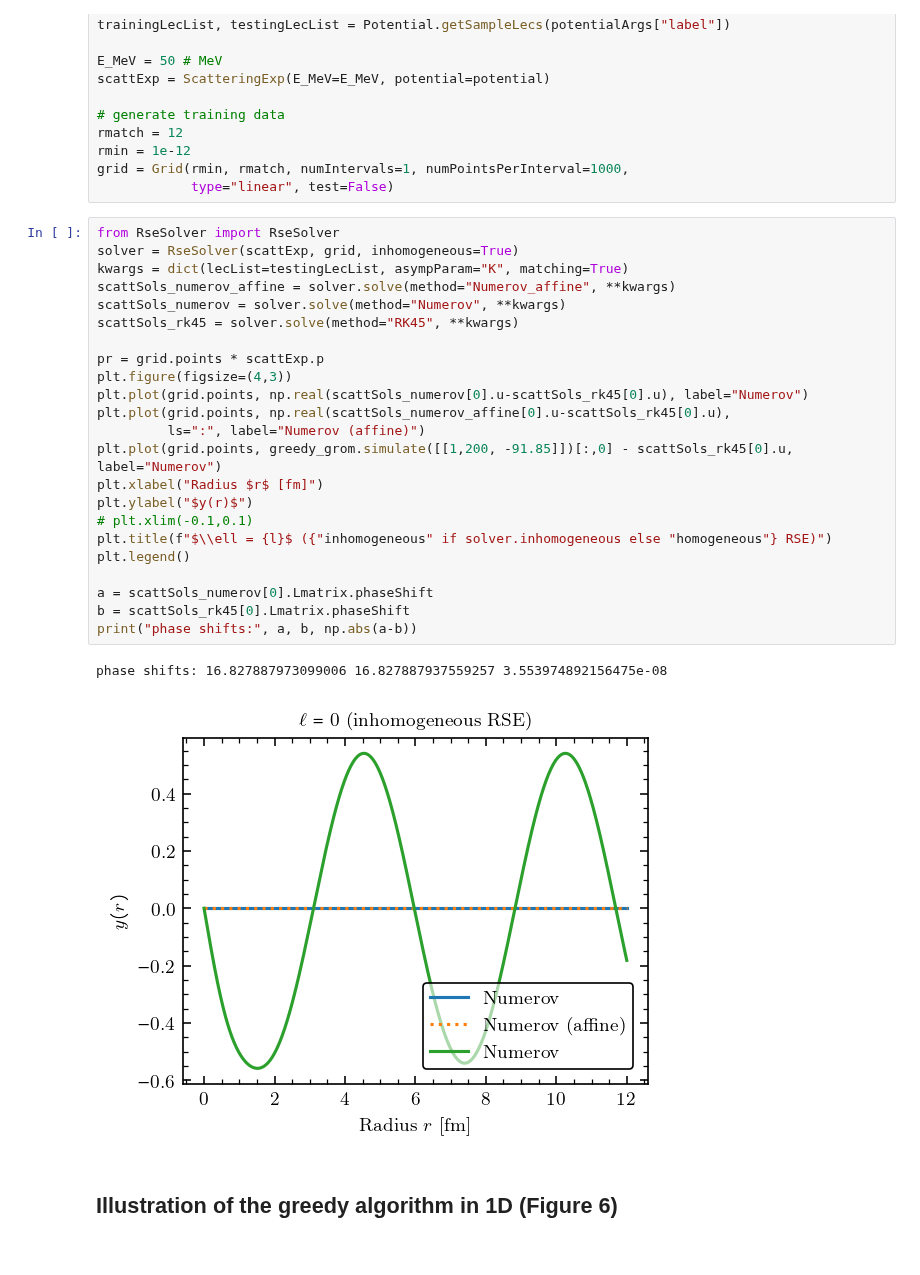
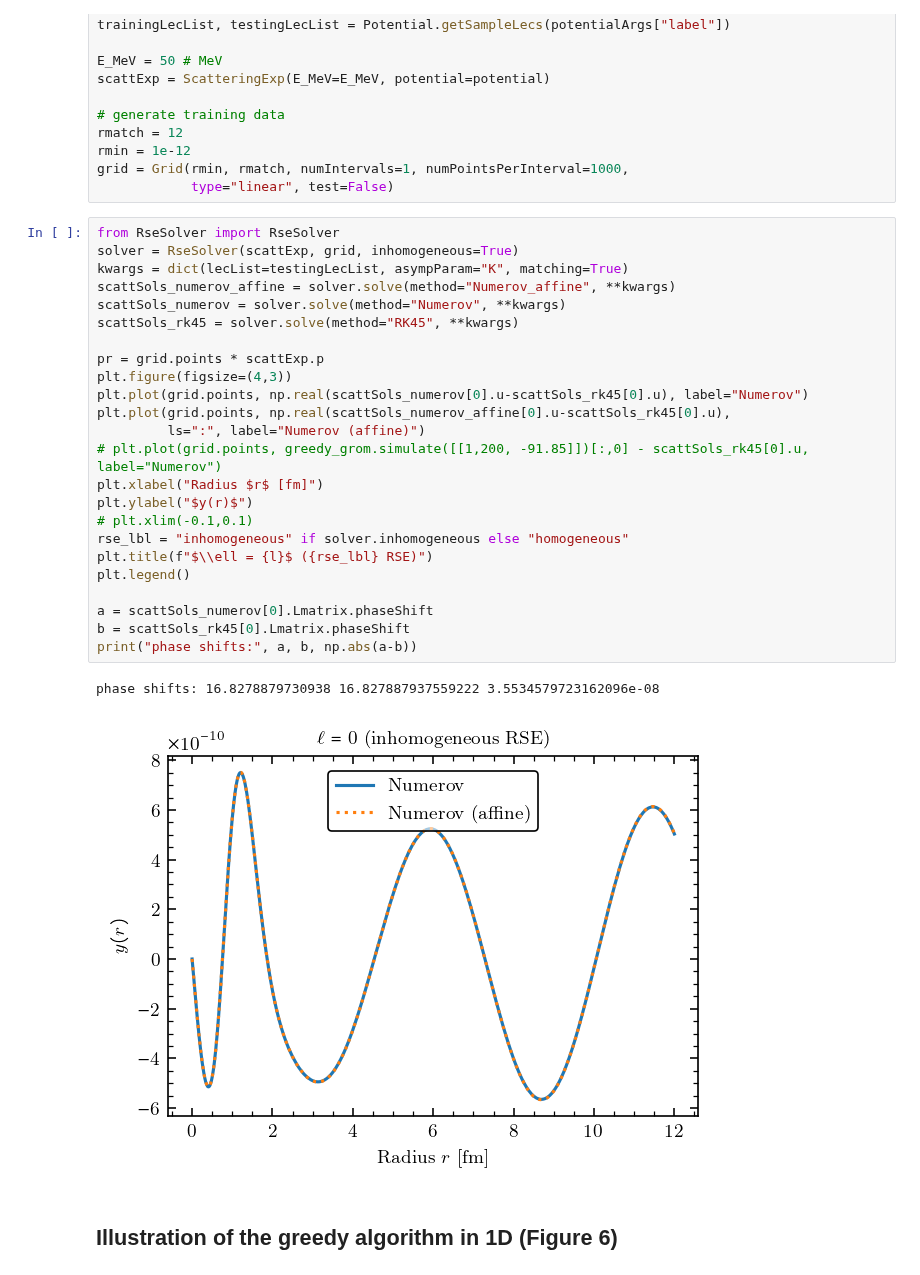
Before and after one commit to buqeye/cs_greedy_emulator, a Jupyter notebook: minnesota.ipynb, the cells around one changed output. Saved outputs shown, nothing was run; the diff lists cells and outputs as text.

```diff
--- a/minnesota.ipynb
+++ b/minnesota.ipynb
@@ -157,28 +154,29 @@ grid = Grid(rmin, rmatch, numIntervals=1, numPointsPerInterval=1000,
 # %%
 from RseSolver import RseSolver
 solver = RseSolver(scattExp, grid, inhomogeneous=True)
 kwargs = dict(lecList=testingLecList, asympParam="K", matching=True)
 scattSols_numerov_affine = solver.solve(method="Numerov_affine", **kwargs)
 scattSols_numerov = solver.solve(method="Numerov", **kwargs)
 scattSols_rk45 = solver.solve(method="RK45", **kwargs)
 
 pr = grid.points * scattExp.p
 plt.figure(figsize=(4,3))
 plt.plot(grid.points, np.real(scattSols_numerov[0].u-scattSols_rk45[0].u), label="Numerov")
 plt.plot(grid.points, np.real(scattSols_numerov_affine[0].u-scattSols_rk45[0].u),
          ls=":", label="Numerov (affine)")
-plt.plot(grid.points, greedy_grom.simulate([[1,200, -91.85]])[:,0] - scattSols_rk45[0].u, label="Numerov")
+# plt.plot(grid.points, greedy_grom.simulate([[1,200, -91.85]])[:,0] - scattSols_rk45[0].u, label="Numerov")
 plt.xlabel("Radius $r$ [fm]")
 plt.ylabel("$y(r)$")
 # plt.xlim(-0.1,0.1)
-plt.title(f"$\\ell = {l}$ ({"inhomogeneous" if solver.inhomogeneous else "homogeneous"} RSE)")
+rse_lbl = "inhomogeneous" if solver.inhomogeneous else "homogeneous"
+plt.title(f"$\\ell = {l}$ ({rse_lbl} RSE)")
 plt.legend()
 
 a = scattSols_numerov[0].Lmatrix.phaseShift
 b = scattSols_rk45[0].Lmatrix.phaseShift
 print("phase shifts:", a, b, np.abs(a-b))
 # %% [output]
-phase shifts: 16.827887973099006 16.827887937559257 3.553974892156475e-08
+phase shifts: 16.8278879730938 16.827887937559222 3.5534579723162096e-08
-[figure, old version]
+[figure, new version]
 # %% [markdown]
 ## Illustration of the greedy algorithm in 1D (Figure 6)
```
Also changed, not shown: parts of 8 cells of this notebook.
